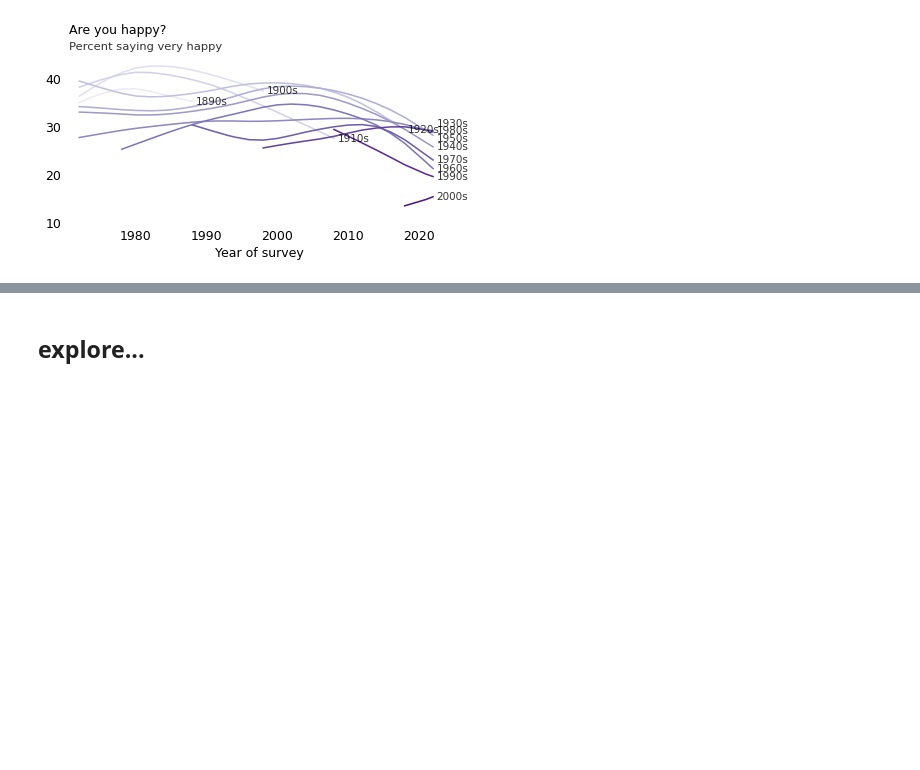
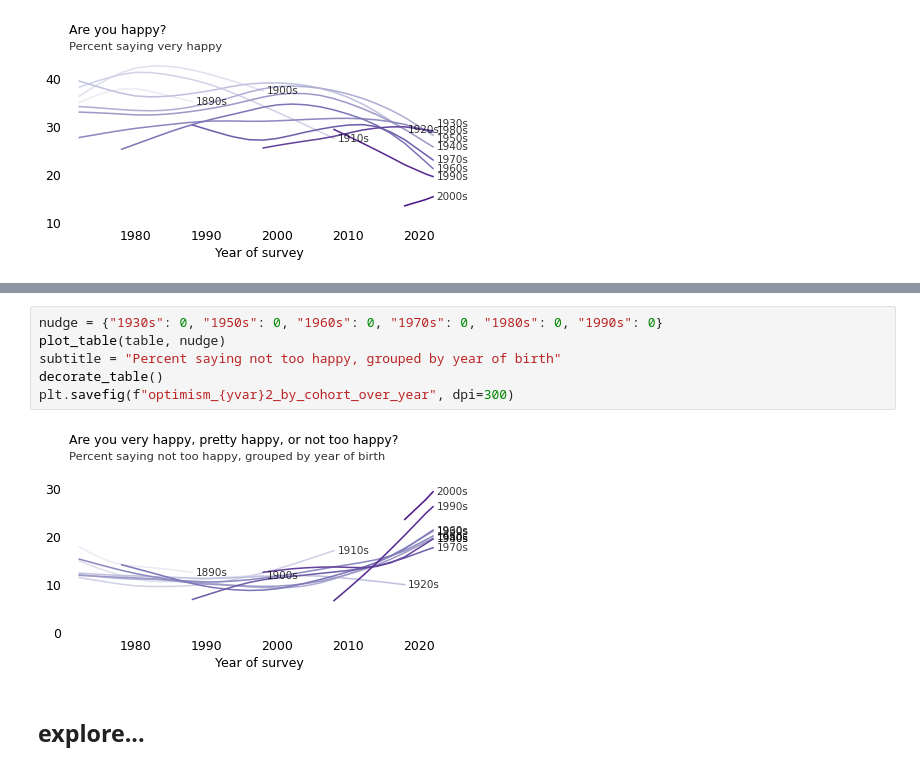
Before and after one commit to AllenDowney/ProbablyOverthinkingIt, a Jupyter notebook: examples/optimism.ipynb, the cells around one changed output, grey strips where cells are left out. Saved outputs shown, nothing was run; the diff lists cells and outputs as text; blank space fills up the shorter version.

```diff
--- a/examples/optimism.ipynb
+++ b/examples/optimism.ipynb
@@ -386,3 +437,11 @@ plt.savefig(f"optimism_{yvar}_by_cohort_over_year", dpi=300)
+# %%
+nudge = {"1930s": 0, "1950s": 0, "1960s": 0, "1970s": 0, "1980s": 0, "1990s": 0}
+plot_table(table, nudge)
+subtitle = "Percent saying not too happy, grouped by year of birth"
+decorate_table()
+plt.savefig(f"optimism_{yvar}2_by_cohort_over_year", dpi=300)
+# %% [output]
+[figure, added]
 # %% [markdown]
 ## explore...
 # %%
```
Also changed, not shown: parts of 11 cells of this notebook.
